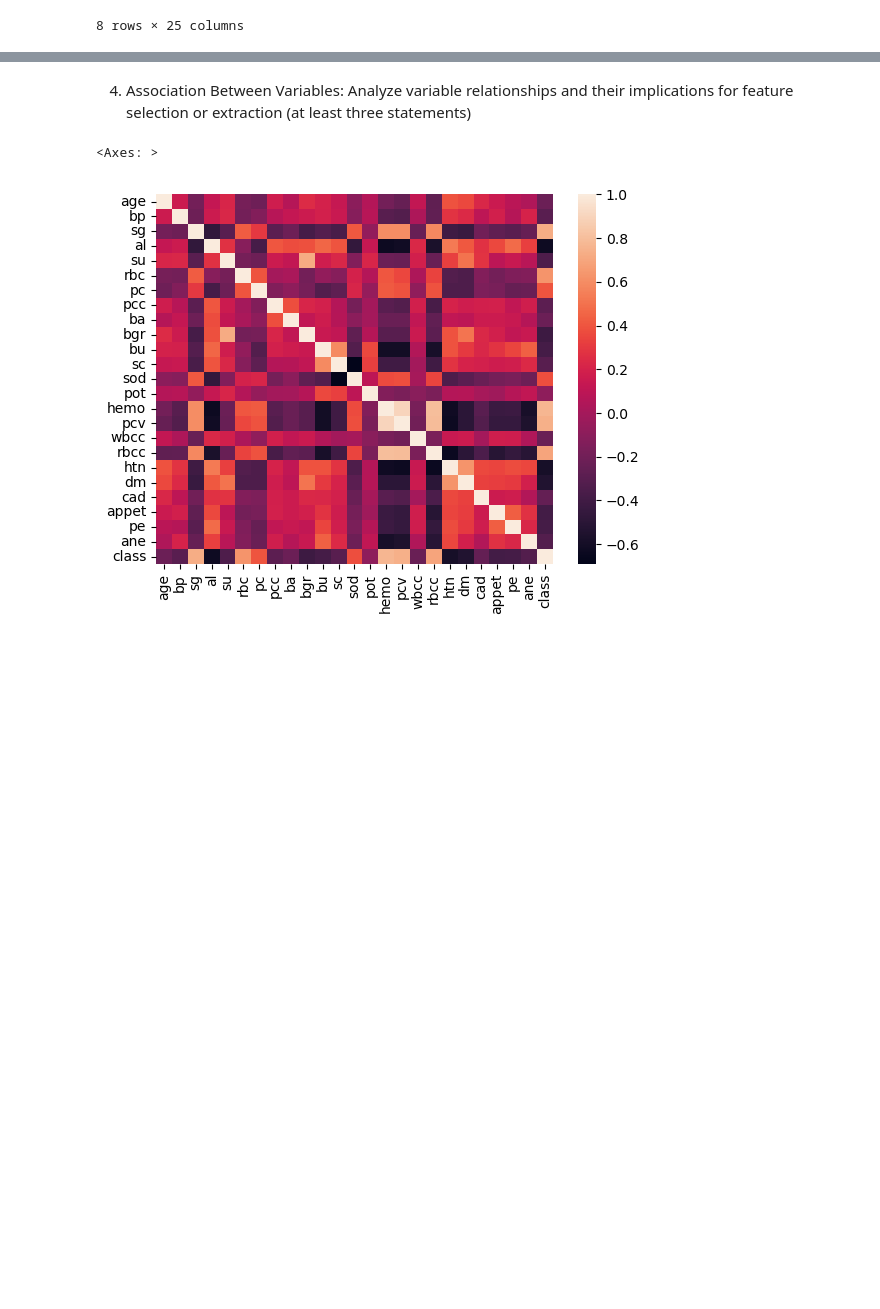
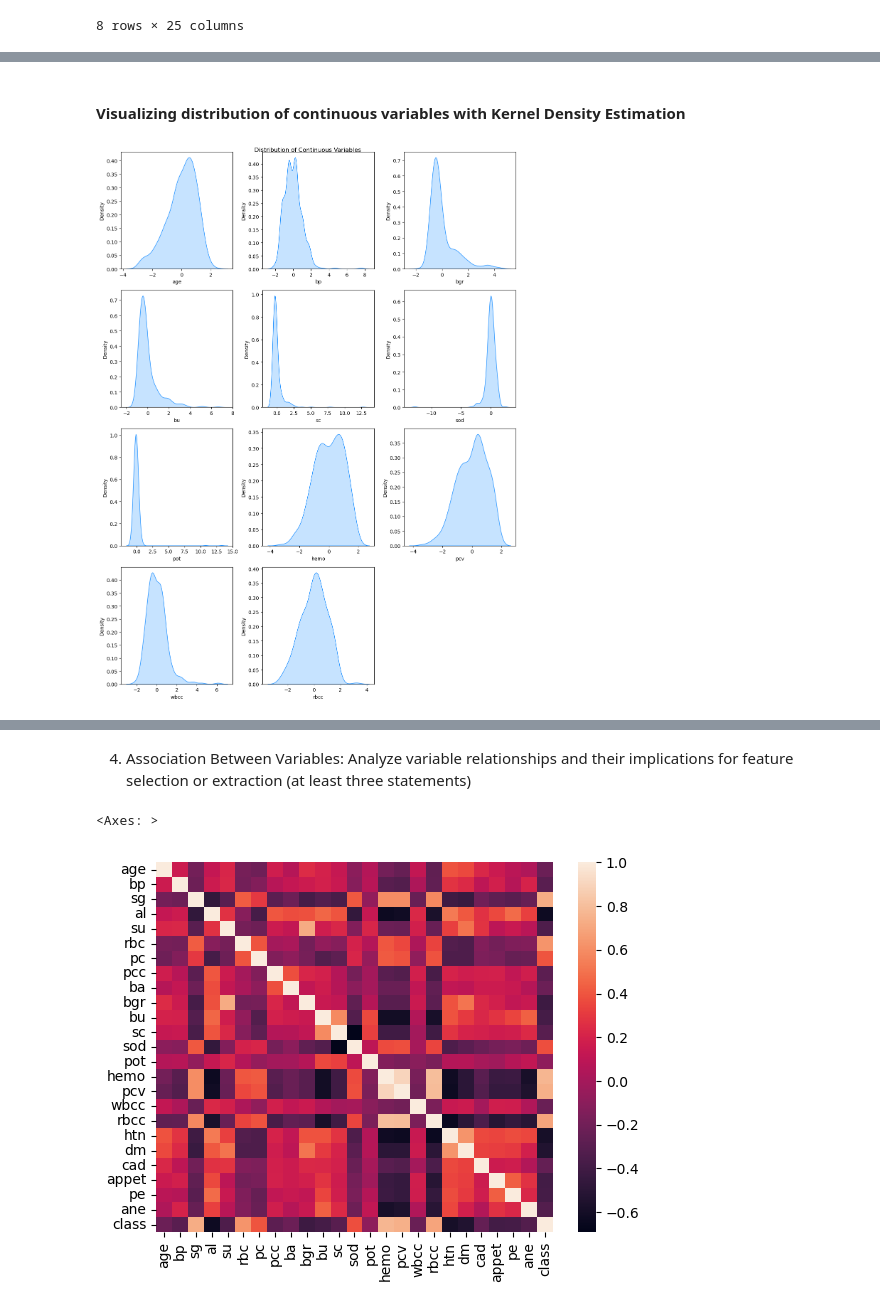
Before and after one commit to JennaOrvitz/Stats3DA3FinalProject, a Jupyter notebook: Stats3DA3.ipynb, the cells around one changed output, grey strips where cells are left out. Drawn from its saved outputs; the diff is of its cells as text; code cells hidden in the pictures; blank space fills up the shorter version.

```diff
--- a/Stats3DA3.ipynb
+++ b/Stats3DA3.ipynb
@@ -187,0 +212,29 @@ df.describe()
+# %% [markdown]
+#### Visualizing distribution of continuous variables with Kernel Density Estimation
+# %%
+num_vars = ['age', 'bp', 'bgr', 'bu', 'sc', 'sod', 'pot', 'hemo', 'pcv', 'wbcc', 'rbcc']
+
+num_features = len(num_vars)
+num_rows = 4  # Number of rows in the subplot grid
+num_cols = 3  # Number of columns in the subplot grid
+
+fig, axes = plt.subplots(num_rows, num_cols, figsize=(4 * num_cols, 4 * num_rows))
+
+for i, cont_feature in enumerate(df[num_vars]):
+    row = i // num_cols  # Calculate the row index for the subplot
+    col = i % num_cols  # Calculate the column index for the subplot
+
+    ax_kde = axes[row, col]
+
+    # Plot KDE for the feature
+    sns.kdeplot(df[cont_feature], ax=ax_kde, fill=True, color="dodgerblue")
+
+# Remove empty subplots
+for i in range(num_features, num_rows * num_cols):
+    fig.delaxes(axes.flatten()[i])
+
+plt.suptitle("Distribution of Continuous Variables")
+plt.tight_layout()
+plt.show()
+# %% [output]
+[figure, added]
```
Also changed, not shown: parts of 6 cells of this notebook.
